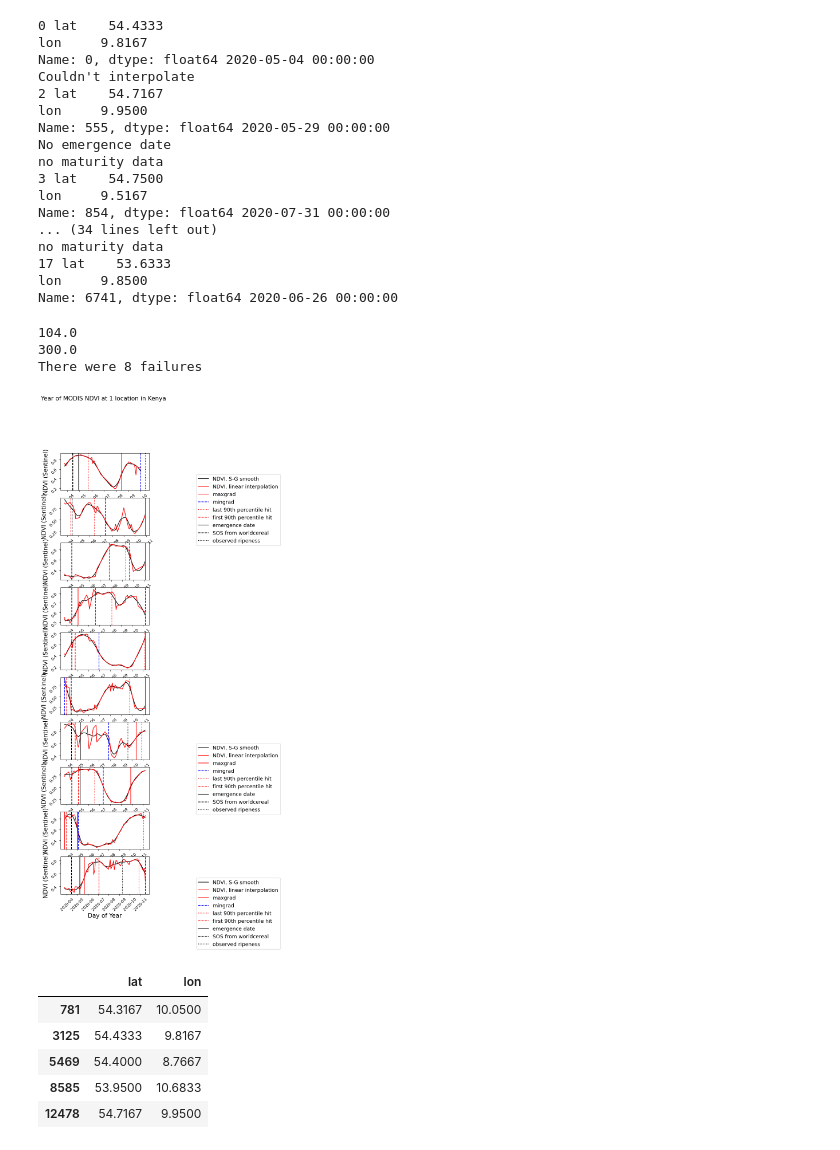
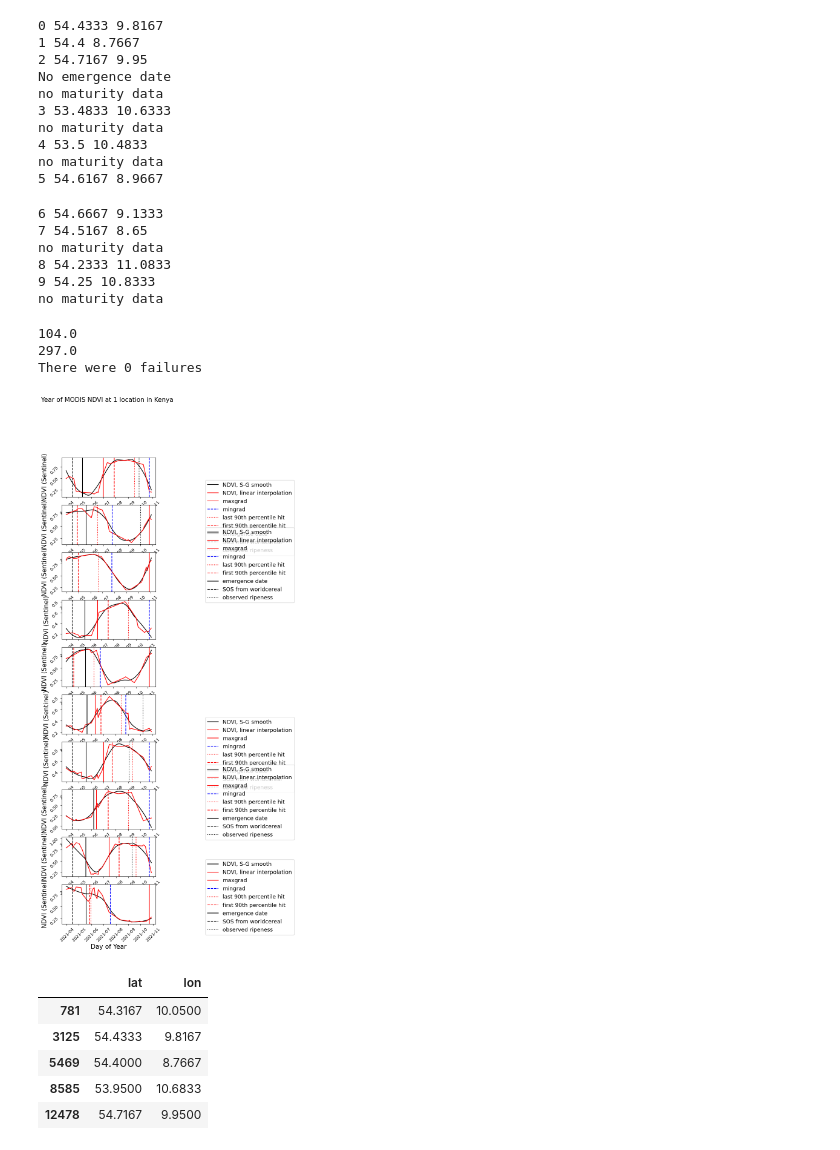
Before and after one commit to MartinP556/Satellite_Feature_Extraction, a Jupyter notebook: first_try_logit2.ipynb, the cells around one changed output. Drawn from its saved outputs; the diff is of its cells as text; code cells hidden in the pictures.

```diff
--- a/first_try_logit2.ipynb
+++ b/first_try_logit2.ipynb
@@ -204,12 +228,2 @@ ValueError: object too deep for desired array
 # %%
 LSP_times.to_csv('C:\\Users\\wlwc1989\\Documents\\Phenology_Test_Notebooks\\phenology_dwd\\results_for_comparing\\LSP_times.csv')
-# %%
-for first_in_file in np.arange(0, 1250, 50):
-    ds = pd.read_csv(f'C:\\Users\\wlwc1989\\Documents\\Phenology_Test_Notebooks\\earth_engine_MP\\Saved_files\\Sentinel\\Germany\\satdata{first_in_file}.csv')
-    ds = data_cleaning.add_EOS_to_df(ds)
-    ds = data_cleaning.add_SOS_to_df(ds)
-    ds['NDVI'] = normalized_difference(ds['median B4'], ds['median B8'])
-    if first_in_file == 0:
-        LSP_times = LSP.LSP_at_stations(ds, 2017, 2021, LSP_method='savgol')
-    else:
-        LSP_times = pd.concat([LSP_times, LSP.LSP_at_stations(ds, 2017, 2021, LSP_method='savgol')], axis=0)
@@ -250,5 +229,0 @@ LSP_times.to
-# %%
-ds = pd.read_csv('C:\\Users\\wlwc1989\\Documents\\Phenology_Test_Notebooks\\earth_engine_MP\\Saved_files\\MODIS\\Germany\\satdata0_GER.csv')
-ds.drop('Unnamed: 0', axis=1, inplace=True)
-# %%
-ds['year'] = pd.DatetimeIndex(ds['formatted_time']).year
@@ -290,7 +234,7 @@ def plot_many_NDVI_curves(ds, year, font_size = 15, interp_method = 'linear', cu
     #shift = 0
     failures = 0
     while location_index - failures < 10: #[4, 5, 6, 7, 8, 9]:#[3, 5, 6, 7, 9, 10, 12]:#[3, 4, 6, 7, 8, 9, 10, 12]:#[3, 4, 5, 6, 7, 8, 9, 10, 12]:#[20, 21, 23, 27]:# range(shift, shift + 10):#:#:
-        latlon = ds.loc[:, ['lat', 'lon']].drop_duplicates().iloc[location_index]
+        latlon = ds.loc[:, ['lat', 'lon']].drop_duplicates().dropna().iloc[location_index]
         ds_station = ds.loc[(ds['lat'] == latlon['lat']) & (ds['lon'] == latlon['lon'])]#ds.loc[ds['Stations_Id'] == station]
         ds_year = data_cleaning.restrict_to_growing_season(ds_station, year, data_cleaning.WC_SOS(latlon['lon'], latlon['lat']), data_cleaning.WC_EOS(latlon['lon'], latlon['lat']))
         try:
@@ -303,7 +247,7 @@ def plot_many_NDVI_curves(ds, year, font_size = 15, interp_method = 'linear', cu
             failures += 1
             location_index += 1
             continue
-        print(location_index, latlon, ds_interpolated['time'].loc[ds_interpolated['NDVI'].idxmax()])
+        print(location_index, latlon['lat'], latlon['lon'])
         ds_interpolated['time'] = pd.to_datetime(ds_interpolated['time'], format='%Y-%m-%d-%H-%M-%S')
         Times = (ds_interpolated['time'] - ds_interpolated['time'].min()).dt.days.values
         Tighter_times = np.arange(Times[0], Times[-1])
@@ -329,7 +273,7 @@ def plot_many_NDVI_curves(ds, year, font_size = 15, interp_method = 'linear', cu
             axs[location_index - failures].scatter(first_date + Times.astype('timedelta64[D]'), scipy.signal.savgol_filter(NDVIs, window_length=window_length, polyorder=polyorder, deriv = 0), label = 'Data')
             axs[location_index - failures].scatter(first_date + Times.astype('timedelta64[D]'), NDVIs, label = 'Data', color = 'red')
 
-        savgol_dates = savgol_LSP(NDVIs, Times, first_date)
+        savgol_dates = savgol_LSP(NDVIs, Times, first_date, window_length=window_length)
         #smoothed_series = pd.Series(scipy.signal.savgol_filter(values, window_length=window_length, polyorder=polyorder, deriv=0), index=Times)
         smoothed_derivs = pd.Series(scipy.signal.savgol_filter(NDVIs, window_length=window_length, polyorder=polyorder,  deriv=1), index=Times)
         mingrad = first_date + pd.Timedelta(smoothed_derivs.idxmin(), 'D')
@@ -367,43 +311,46 @@ def plot_many_NDVI_curves(ds, year, font_size = 15, interp_method = 'linear', cu
     print(data_cleaning.WC_EOS(latlon['lon'], latlon['lat']))
     print(f'There were {failures} failures')
 # %%
-ds = pd.concat([ds1, ds2, ds3], axis = 0)
+ds_list = []
+for start_index in range(0, 25, 25):
+    ds_list.append(pd.read_csv(f'C:\\Users\\wlwc1989\\Documents\\Phenology_Test_Notebooks\\earth_engine_MP\\Saved_files\\Sentinel\\Germany\\satdata{start_index}.csv'))
+ds = pd.concat(ds_list, axis = 0)
+#ds = pd.concat([ds1, ds2, ds3], axis = 0)
 ds = ds.where(ds['NDVI'] != -9999).dropna()
 ds = ds.where(ds['reducer'] == 'median').dropna()
 ds['date'] = pd.to_datetime(ds['date'])
 ds['year'] = ds['date'].dt.year
 obs_data = pd.read_csv('C:\\Users\\wlwc1989\\Documents\\Phenology_Test_Notebooks\\phenology_dwd\\results_for_comparing\\observed_times.csv')
 obs_data = obs_data.drop(columns=['Unnamed: 0', 'lat', 'lon'])
 obs_data = obs_data.rename(columns={'Stations_id':'Stations_Id', 'Referenzjahr': 'year'})
 ds = data_cleaning.add_EOS_to_df(ds)
 ds = data_cleaning.add_SOS_to_df(ds)
 ds = pd.merge(ds, obs_data, on=['Stations_Id', 'year'], how = 'outer')
 #ds['NDVI'] = (ds['median sur_refl_b02'] - ds['median sur_refl_b01'])/(ds['median sur_refl_b02'] + ds['median sur_refl_b01'])
 #ds['NDVI'] = normalized_difference(ds['median B8'], ds['median B4'])
 #station = ds['Stations_Id'].unique()[0]
-plot_many_NDVI_curves(ds, 2020, font_size = 15, curve='spline')
+plot_many_NDVI_curves(ds, 2021, font_size = 15, curve='spline', window_length=95)
 # %% [output]
-0 lat    54.4333
-lon     9.8167
-Name: 0, dtype: float64 2020-05-04 00:00:00
-Couldn't interpolate
-2 lat    54.7167
-lon     9.9500
-Name: 555, dtype: float64 2020-05-29 00:00:00
+0 54.4333 9.8167
+1 54.4 8.7667
+2 54.7167 9.95
 No emergence date
 no maturity data
-3 lat    54.7500
-lon     9.5167
-Name: 854, dtype: float64 2020-07-31 00:00:00
-... (34 lines left out)
+3 53.4833 10.6333
 no maturity data
-17 lat    53.6333
-lon     9.8500
-Name: 6741, dtype: float64 2020-06-26 00:00:00
+4 53.5 10.4833
+no maturity data
+5 54.6167 8.9667
-104.0
-300.0
-There were 8 failures
+6 54.6667 9.1333
+7 54.5167 8.65
+no maturity data
+8 54.2333 11.0833
+9 54.25 10.8333
+no maturity data
+104.0
+297.0
+There were 0 failures
-[figure, old version]
+[figure, new version]
 # %%
 ds1.where(ds1['reducer'] == 'median').dropna().loc[:, ['lat', 'lon']].drop_duplicates()
 # %% [output]
```
Also changed, not shown: parts of 18 cells of this notebook, 1 other file.
